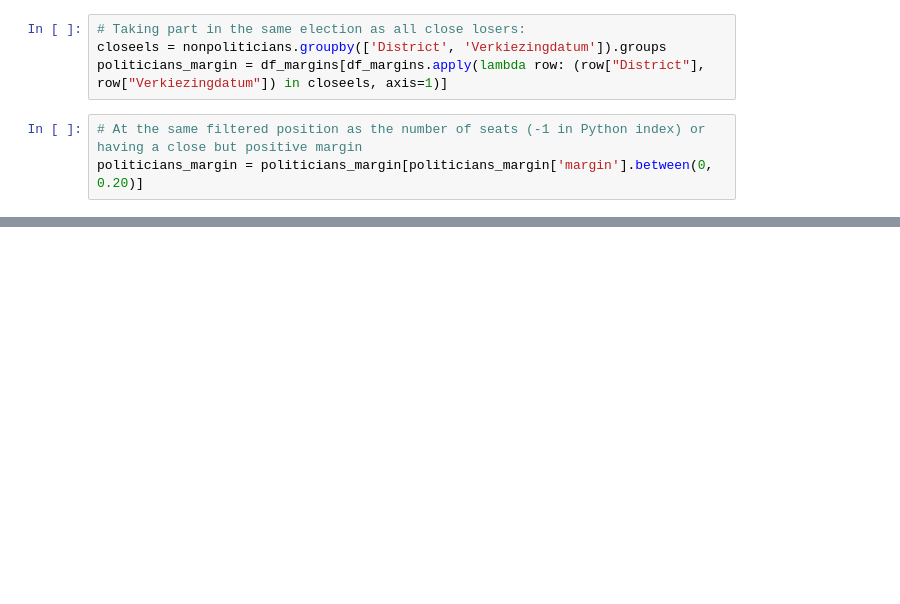
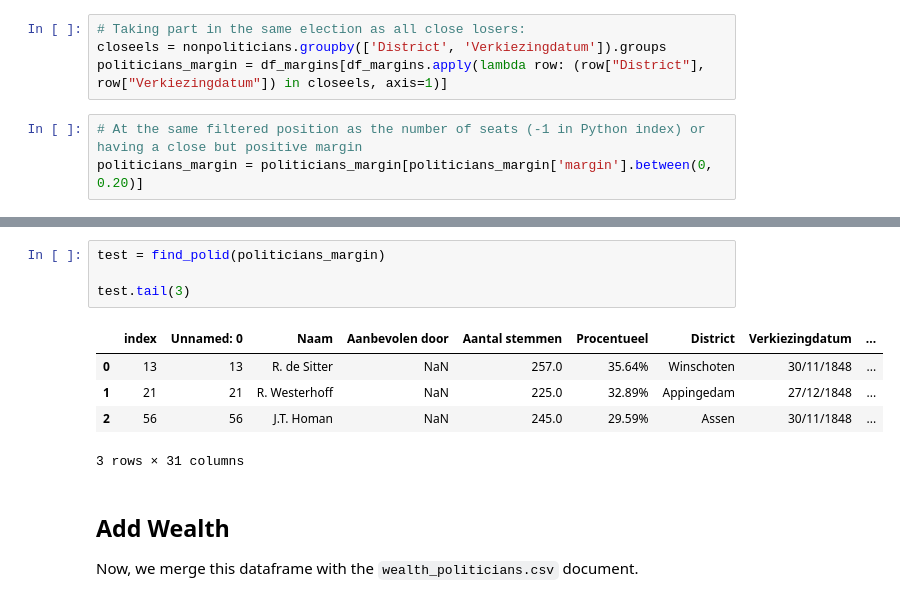
Before and after one commit to basm92/Polrents, a Jupyter notebook: Code/data_to_analysis_unmatched.ipynb, the cells around one changed output, grey strips where cells are left out. Drawn from its saved outputs; the diff is of its cells as text; blank space fills up the shorter version.

```diff
--- a/Code/data_to_analysis_unmatched.ipynb
+++ b/Code/data_to_analysis_unmatched.ipynb
@@ -303,0 +271,14 @@ Name: Naam, Length: 589, dtype: object
+# %%
+test = find_polid(politicians_margin)
+
+test.tail(3)
+# %% [output]
+|  | index | Unnamed: 0 | Naam | Aanbevolen door | Aantal stemmen | Procentueel | District | Verkiezingdatum | ... |
+| 0 | 13 | 13 | R. de Sitter | NaN | 257.0 | 35.64% | Winschoten | 30/11/1848 | ... |
+| 1 | 21 | 21 | R. Westerhoff | NaN | 225.0 | 32.89% | Appingedam | 27/12/1848 | ... |
+| 2 | 56 | 56 | J.T. Homan | NaN | 245.0 | 29.59% | Assen | 30/11/1848 | ... |
+3 rows × 31 columns
+# %% [markdown]
+## Add Wealth
+
+Now, we merge this dataframe with the `wealth_politicians.csv` document.
```
Also changed, not shown: parts of 4 cells of this notebook, 1 other file.
